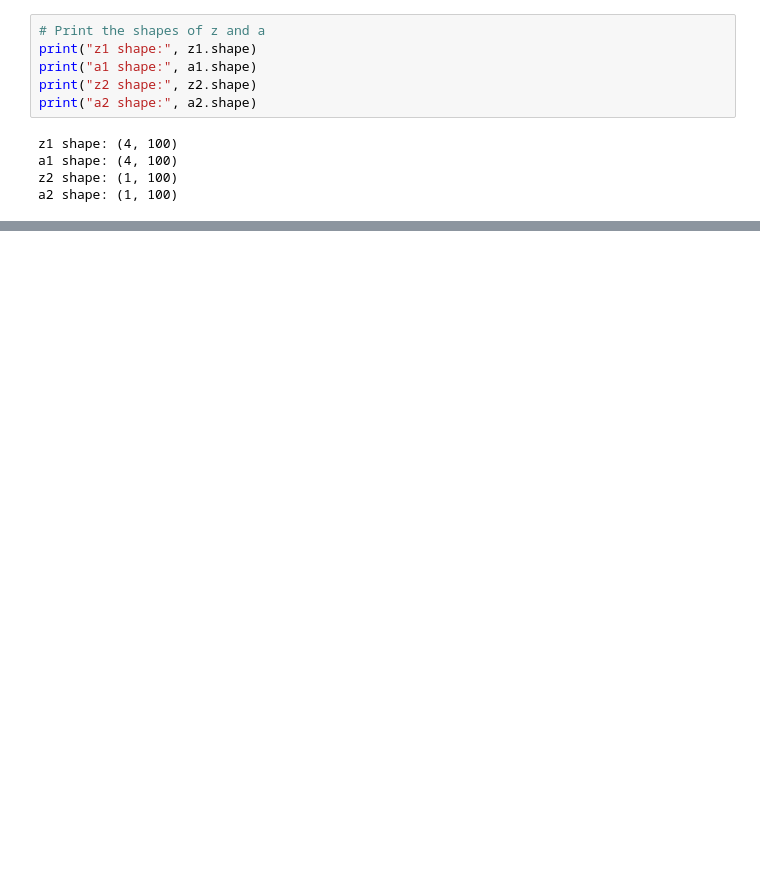
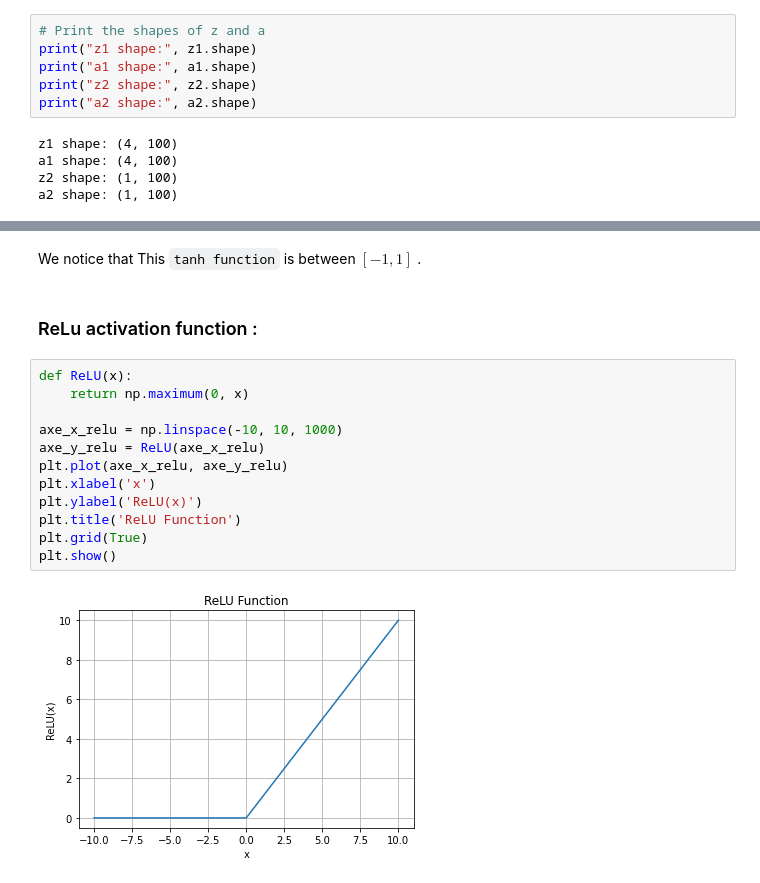
Before and after one commit to Ashraf-Khabar/Data-Science-Docs, a Jupyter notebook: Deep Learning/FFNN.ipynb, the cells around one changed output, grey strips where cells are left out. Saved outputs shown, nothing was run; the diff lists cells and outputs as text; blank space fills up the shorter version.

```diff
--- a/Deep Learning/FFNN.ipynb
+++ b/Deep Learning/FFNN.ipynb
@@ -63,0 +118,18 @@ for i in range(m):
+# %% [markdown]
+We notice that This `tanh function` is between $[-1, 1]$ .
+# %% [markdown]
+### ReLu activation function :
+# %%
+def ReLU(x):
+    return np.maximum(0, x)
+
+axe_x_relu = np.linspace(-10, 10, 1000)
+axe_y_relu = ReLU(axe_x_relu)
+plt.plot(axe_x_relu, axe_y_relu)
+plt.xlabel('x')
+plt.ylabel('ReLU(x)')
+plt.title('ReLU Function')
+plt.grid(True)
+plt.show()
+# %% [output]
+[figure, added]
```
Also changed, not shown: parts of 14 cells of this notebook.
